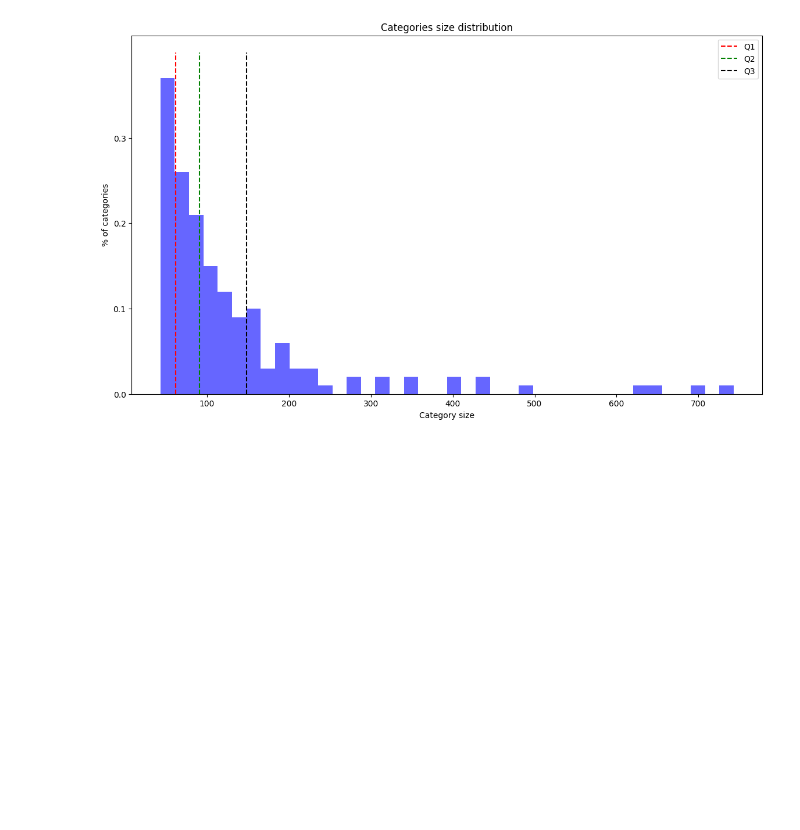
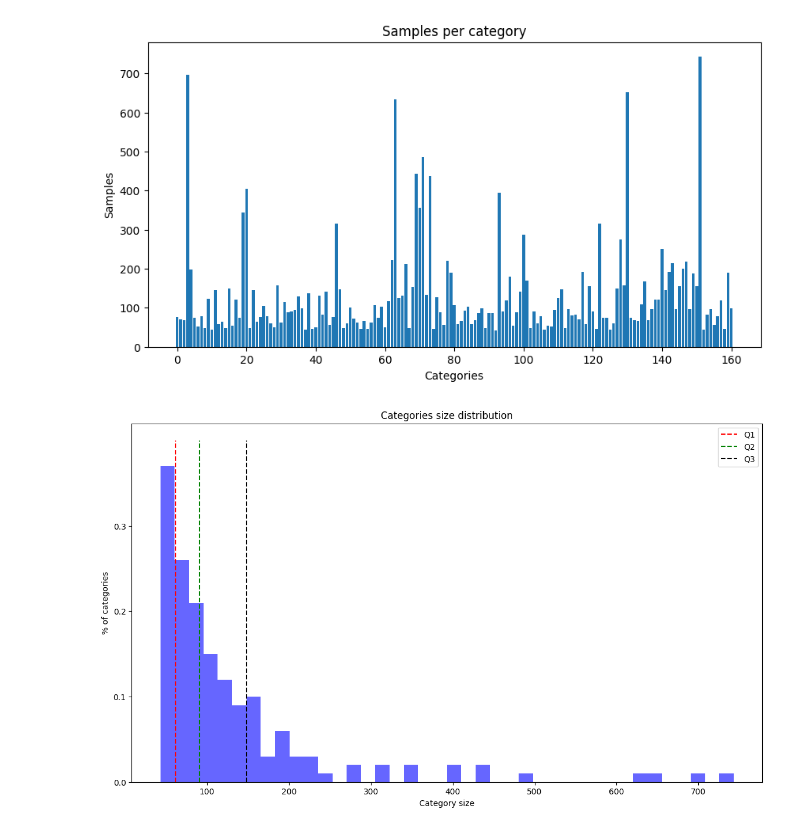
Before and after one commit to MicheleCazzola/artist-identification, a Jupyter notebook: scripts/stats/stats_distr.ipynb, the cells around one changed output. Cells and saved outputs as stored; diff of their text form; code cells hidden in the pictures; blank space fills up the shorter version.

```diff
--- a/scripts/stats/stats_distr.ipynb
+++ b/scripts/stats/stats_distr.ipynb
@@ -8,6 +8,18 @@ import numpy as np
 data = json.load(open("./stats_all.json", mode="r", encoding="utf-8"), parse_int=lambda x: int(x))
 cat_sizes = data["categories_size"]
 dimensions = data["dimensions"]
+# %%
+occs = sorted(data["categories_size"].items(), key=lambda x: x[0])
+# %%
+plt.figure(figsize=(10,5))
+
+plt.bar(range(len(occs)), [x[1] for x in occs])
+plt.xlabel('Categories')
+plt.ylabel('Samples')
+plt.title('Samples per category')
+plt.show()
+# %% [output]
+[figure, added]
 # %%
 sizes = dict(sorted(cat_sizes.items(), key=lambda a: a[0]))
 values = sorted(list(sizes.values()))
```
Also changed, not shown: 18 other files.
